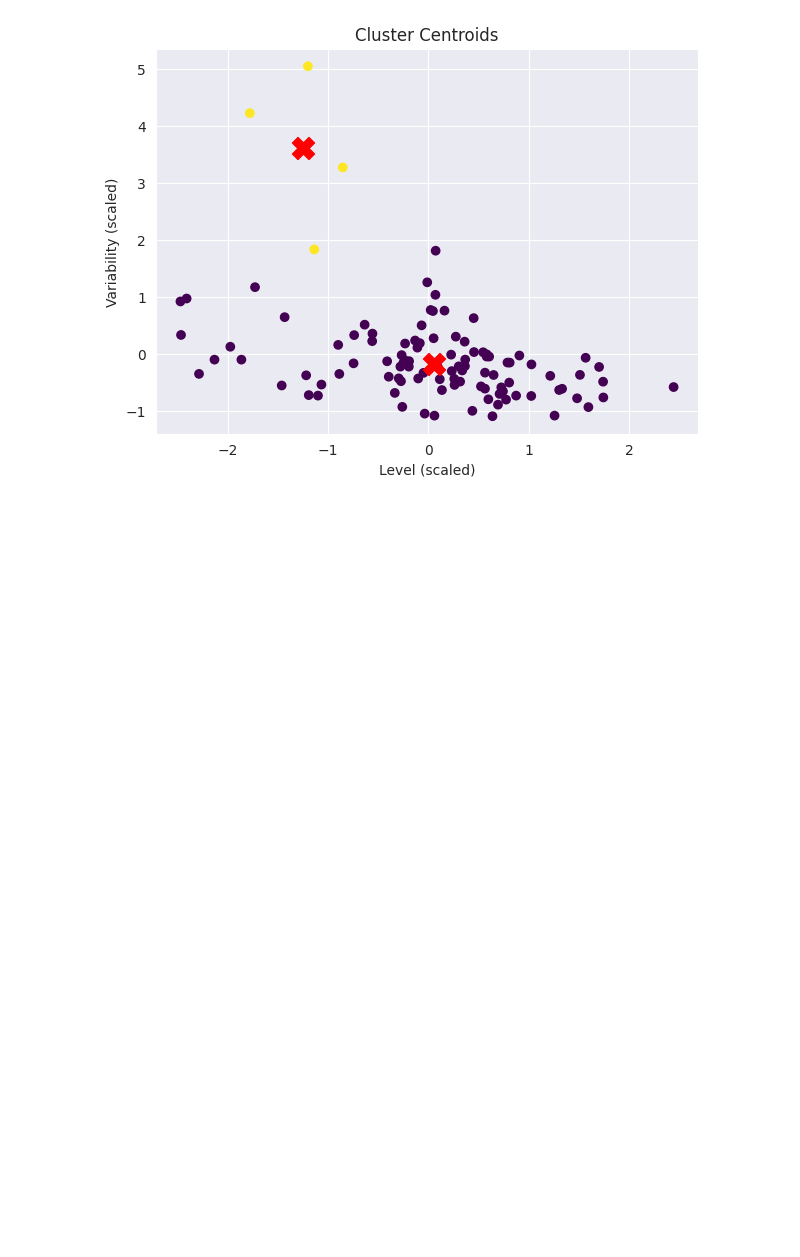
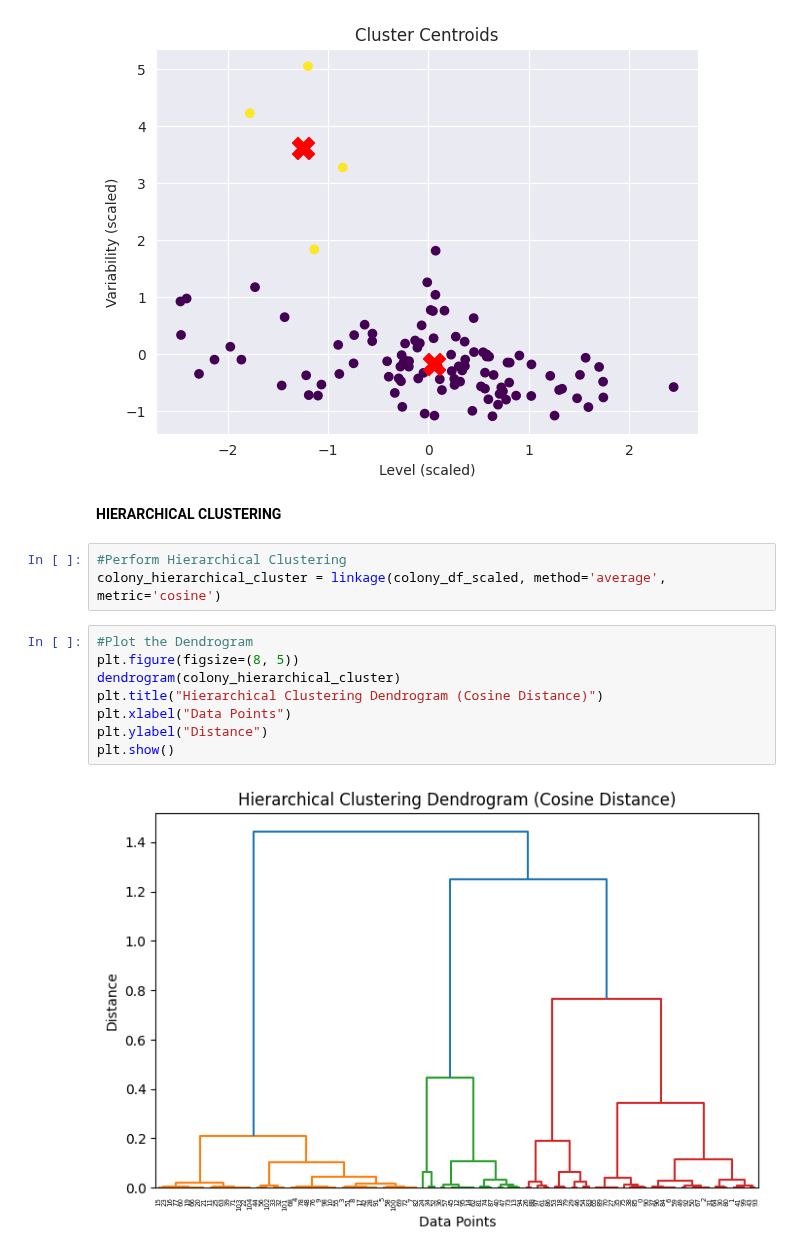
Before and after one commit to lktran1105/lktran1105.github.io, a Jupyter notebook: MLDS_project.ipynb, the cells around one changed output. Saved outputs shown, nothing was run; the diff lists cells and outputs as text; blank space fills up the shorter version.

Commit message:
Include code for clustering and principal component analysis

```diff
--- a/MLDS_project.ipynb
+++ b/MLDS_project.ipynb
@@ -685,3 +690,18 @@ plt.ylabel('Variability (scaled)')
 plt.show()
 # %% [output]
 [figure]
+# %% [markdown]
+**HIERARCHICAL CLUSTERING**
+# %%
+#Perform Hierarchical Clustering
+colony_hierarchical_cluster = linkage(colony_df_scaled, method='average', metric='cosine')
+# %%
+#Plot the Dendrogram
+plt.figure(figsize=(8, 5))
+dendrogram(colony_hierarchical_cluster)
+plt.title("Hierarchical Clustering Dendrogram (Cosine Distance)")
+plt.xlabel("Data Points")
+plt.ylabel("Distance")
+plt.show()
+# %% [output]
+[figure, added]
```
Also changed, not shown: parts of 17 cells of this notebook.
